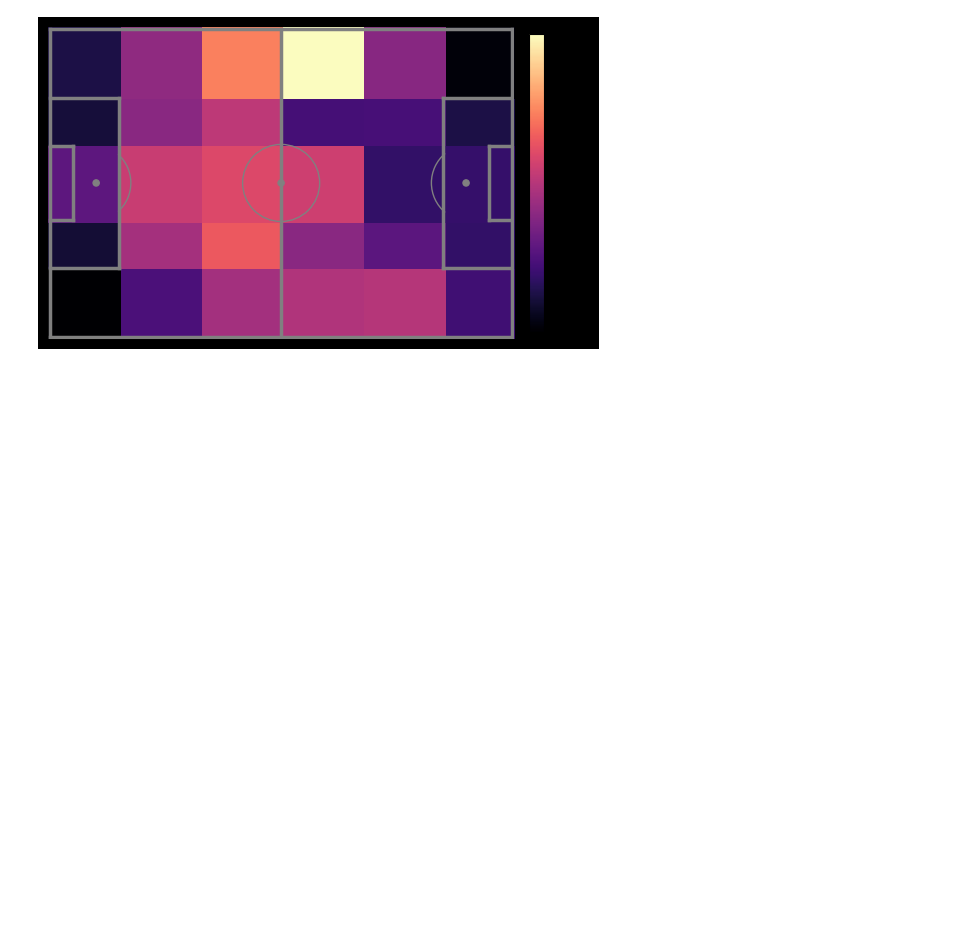
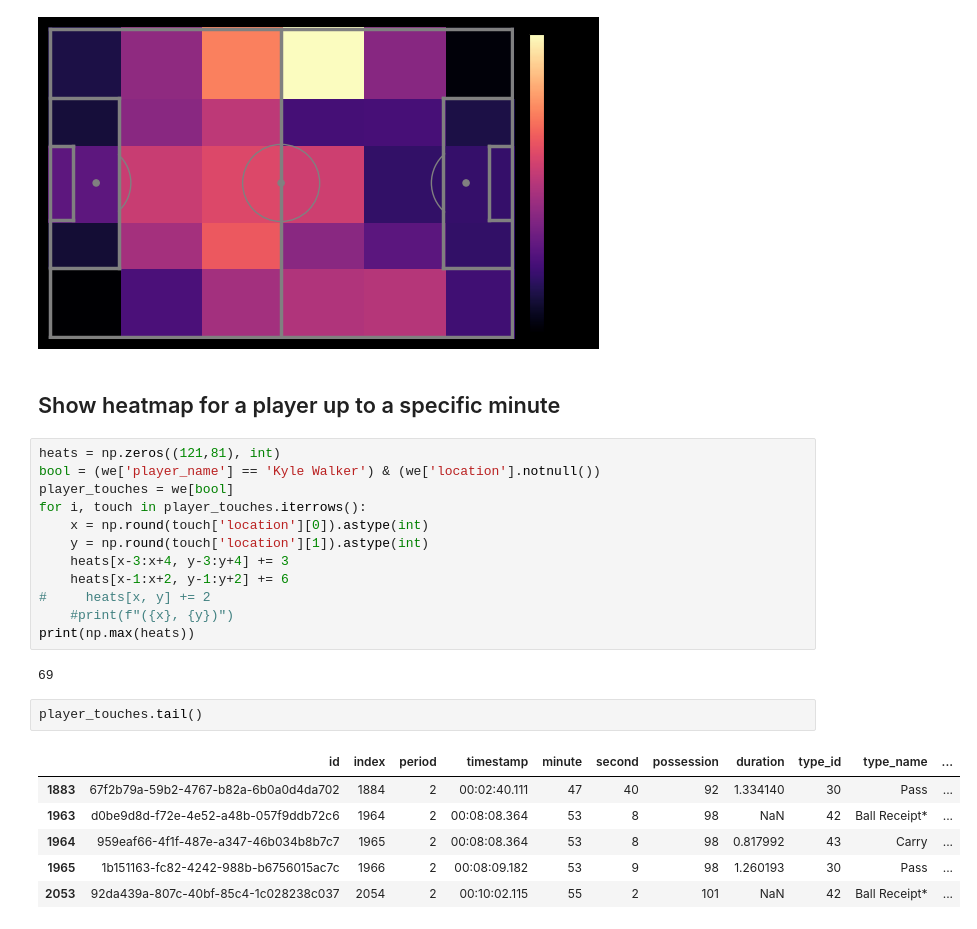
Before and after one commit to SeanHarrisQA/PythonLearning, a Jupyter notebook: ML/Football Event Data Using Python.ipynb, the cells around one changed output. Saved outputs shown, nothing was run; the diff lists cells and outputs as text; blank space fills up the shorter version.

```diff
--- a/ML/Football Event Data Using Python.ipynb
+++ b/ML/Football Event Data Using Python.ipynb
@@ -741,3 +741,28 @@ plt.colorbar( fraction=0.03, pad=0.03)
 # %% [output]
 <matplotlib.colorbar.Colorbar at 0x...>
 [figure]
+# %% [markdown]
+## Show heatmap for a player up to a specific minute
+# %%
+heats = np.zeros((121,81), int)
+bool = (we['player_name'] == 'Kyle Walker') & (we['location'].notnull())
+player_touches = we[bool]
+for i, touch in player_touches.iterrows():
+    x = np.round(touch['location'][0]).astype(int)
+    y = np.round(touch['location'][1]).astype(int)
+    heats[x-3:x+4, y-3:y+4] += 3
+    heats[x-1:x+2, y-1:y+2] += 6
+#     heats[x, y] += 2
+    #print(f"({x}, {y})")
+print(np.max(heats))
+# %% [output]
+69
+# %%
+player_touches.tail()
+# %% [output]
+|  | id | index | period | timestamp | minute | second | possession | duration | type_id | type_name | ... |
+| 1883 | 67f2b79a-59b2-4767-b82a-6b0a0d4da702 | 1884 | 2 | 00:02:40.111 | 47 | 40 | 92 | 1.334140 | 30 | Pass | ... |
+| 1963 | d0be9d8d-f72e-4e52-a48b-057f9ddb72c6 | 1964 | 2 | 00:08:08.364 | 53 | 8 | 98 | NaN | 42 | Ball Receipt* | ... |
+| 1964 | 959eaf66-4f1f-487e-a347-46b034b8b7c7 | 1965 | 2 | 00:08:08.364 | 53 | 8 | 98 | 0.817992 | 43 | Carry | ... |
+| 1965 | 1b151163-fc82-4242-988b-b6756015ac7c | 1966 | 2 | 00:08:09.182 | 53 | 9 | 98 | 1.260193 | 30 | Pass | ... |
+| 2053 | 92da439a-807c-40bf-85c4-1c028238c037 | 2054 | 2 | 00:10:02.115 | 55 | 2 | 101 | NaN | 42 | Ball Receipt* | ... |
```
Also changed, not shown: parts of 1 cell of this notebook, 6 other files.
